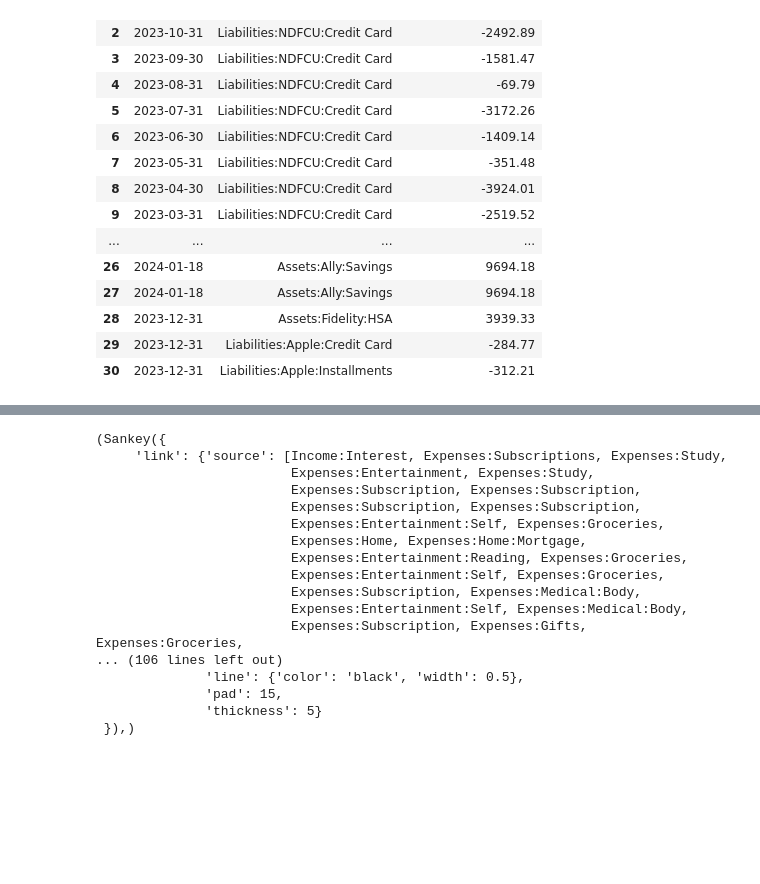
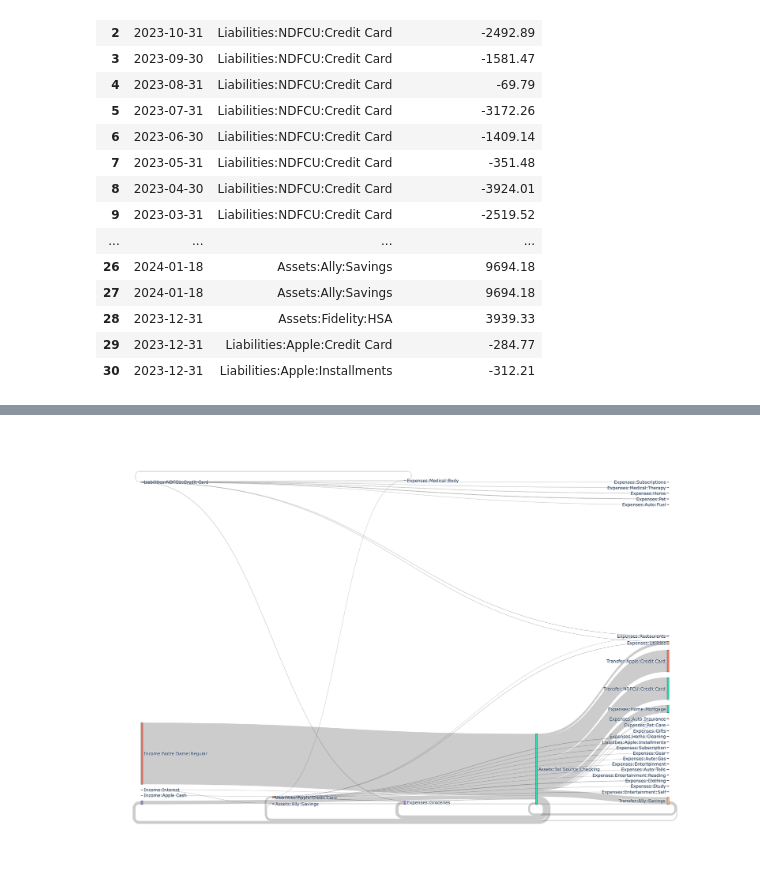
Before and after one commit to KeithDavis067/csvb, a Jupyter notebook: pandas.ipynb, the cells around one changed output, grey strips where cells are left out. Saved outputs shown, nothing was run; the diff lists cells and outputs as text; code cells hidden in the pictures; blank space fills up the shorter version.

```diff
--- a/pandas.ipynb
+++ b/pandas.ipynb
@@ -352,6 +398,11 @@ fig.show()
 # %%
-flow = trans.groupby(["From", "To"])
+#flow = trans.groupby(["From", "To"])
+pt = trans.copy()
+pt.loc[trans["Amount"] < 0, "To"] = trans.loc[trans["Amount"] < 0, "From"]
+pt.loc[trans["Amount"] < 0, "From"] = trans.loc[trans["Amount"] < 0, "To"]
+pt.loc[trans["Amount"] < 0, "Amount"] = -1 * trans.loc[trans["Amount"] < 0, "Amount"]
+flow = pt.groupby(["From", "To"])
 # %%
-flow_df = pd.DataFrame(flow.Amount.aggregate(sum))
-flow_df.index[11]
+flow_df = pd.DataFrame(flow.Amount.aggregate("sum"))
+flow_df
 # %% [output]
@@ -360,20 +427,26 @@ The provided callable <built-in function sum> is currently using SeriesGroupBy.s
 # %%
+accts = list(accounts(flow_df.index.to_frame()))
+
+labels = accts
+sources = [accts.index(a) for a in flow_df.index.to_frame()["From"].values]
+targets = [accts.index(a) for a in flow_df.index.to_frame()["To"].values]
+values = flow_df["Amount"]
+
 f = go.Figure(data=[go.Sankey(
     node = dict(
         pad=15,
         thickness = 5,
         line=dict(color = "black", width = 0.5),
-        #label = list(accounts(trans))
+        label = labels
     ),
     link = dict(
-        source = [f for f, t in flow_df.index],
-        target = [t for f, t in flow_df.index],
-        value = flow_df["Amount"]
+        source = sources,
+        target = targets,
+        value = values.values,
     )
 )
                    ]
              )
 
-source = [f for f, t in flow_df.index]
-len(source)
+labels
 # %% [output]
@@ -381,20 +470,5 @@ len(source)
 # %%
-f.data
+f.update_layout(height=1200)
+f.show()
 # %% [output]
-(Sankey({
-     'link': {'source': [Income:Interest, Expenses:Subscriptions, Expenses:Study,
-                         Expenses:Entertainment, Expenses:Study,
-                         Expenses:Subscription, Expenses:Subscription,
-                         Expenses:Subscription, Expenses:Subscription,
-                         Expenses:Entertainment:Self, Expenses:Groceries,
-                         Expenses:Home, Expenses:Home:Mortgage,
-                         Expenses:Entertainment:Reading, Expenses:Groceries,
-                         Expenses:Entertainment:Self, Expenses:Groceries,
-                         Expenses:Subscription, Expenses:Medical:Body,
-                         Expenses:Entertainment:Self, Expenses:Medical:Body,
-                         Expenses:Subscription, Expenses:Gifts, Expenses:Groceries,
-... (106 lines left out)
-              'line': {'color': 'black', 'width': 0.5},
-              'pad': 15,
-              'thickness': 5}
- }),)
+[figure, added]
```
Also changed, not shown: parts of 13 cells of this notebook, 2 other files.
